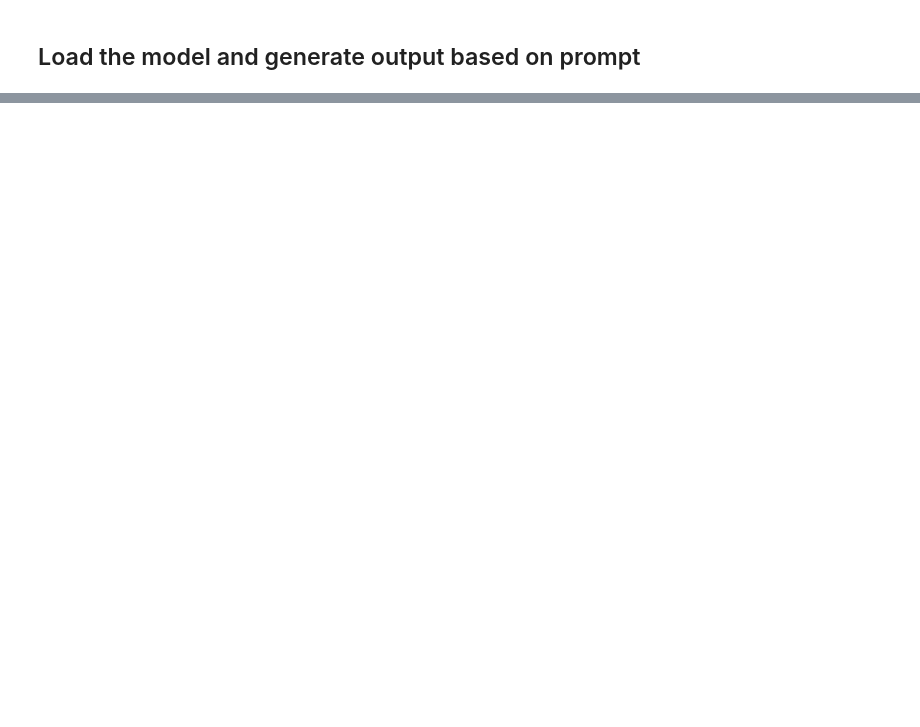
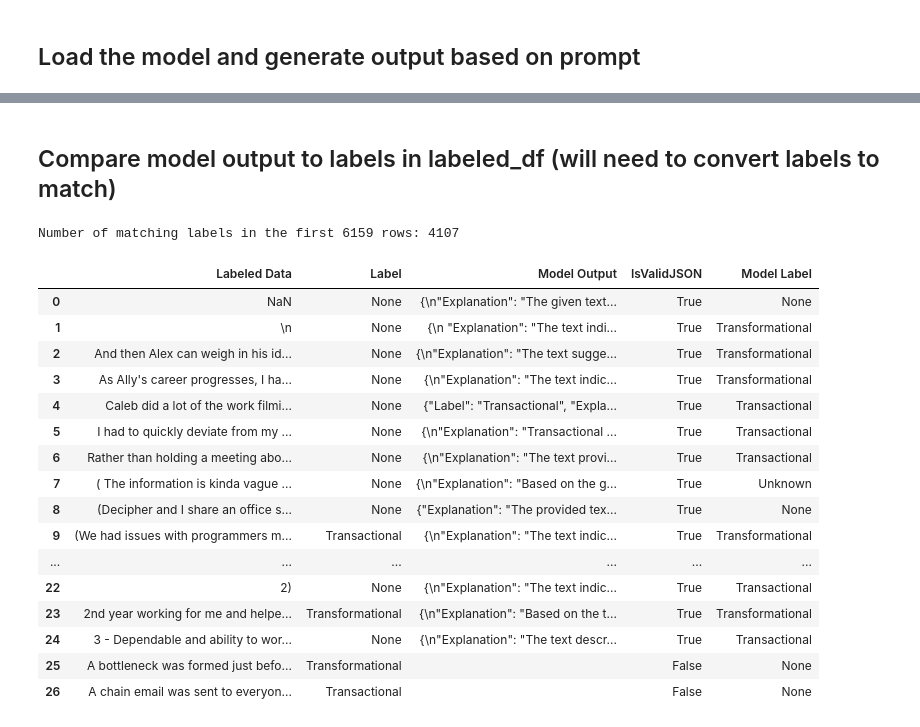
Before and after one commit to ashel65/CareerReadinessFewShot, a Jupyter notebook: few_shot.ipynb, the cells around one changed output, grey strips where cells are left out. Cells and saved outputs as stored; diff of their text form; code cells hidden in the pictures; blank space fills up the shorter version.

Commit message:
Add code to calculate number of label matches

```diff
--- a/few_shot.ipynb
+++ b/few_shot.ipynb
@@ -167,0 +314,2 @@ Setting `pad_token_id` to `eos_token_id`:2 for open-end generation.
+# %%
+output_df['IsValidJSON'] = output_df['Model Output'].apply(is_valid_json)
@@ -167,0 +327,18 @@ Setting `pad_token_id` to `eos_token_id`:2 for open-end generation.
+# %%
+# Function to parse JSON and extract "Label"
+def extract_label(model_output):
+    # Isolate the JSON part of the text
+    json_str_start = model_output.find('{')
+    json_str_end = model_output.rfind('}') + 1
+    json_str = model_output[json_str_start:json_str_end]
+
+    try:
+        json_data = json.loads(json_str)
+        return json_data.get('Label', 'None')  # Return None if 'Label' key doesn't exist
+    except json.JSONDecodeError:
+        return 'None'  # Return None if JSON is invalid
+
+# Apply the function to each row in 'Model Output'
+output_df['Model Label'] = output_df['Model Output'].apply(extract_label)
+
+output_df
@@ -167,0 +361,18 @@ Setting `pad_token_id` to `eos_token_id`:2 for open-end generation.
+# %%
+replaced_labels_df = pd.DataFrame(output_df)
+
+# Define the mapping for label replacements
+label_replacements = {
+    'TC': 'Transactional',
+    'STC': 'Transactional',
+    'TF': 'Transformational',
+    'STF': 'Transformational',
+    'IDK': 'None',
+    'NONE': 'None'
+}
+
+# Replace the values in the 'Label' column
+replaced_labels_df['Label'] = replaced_labels_df['Label'].replace(label_replacements)
+
+# Display the modified DataFrame
+replaced_labels_df
@@ -167,0 +393,33 @@ Setting `pad_token_id` to `eos_token_id`:2 for open-end generation.
+# %% [markdown]
+## Compare model output to labels in labeled_df (will need to convert labels to match)
+# %%
+# The number of rows to consider in the comparison
+n = len(replaced_labels_df)
+n = min(n, len(replaced_labels_df))
+
+# Compare the columns and count matches for the first n rows
+matches = (replaced_labels_df['Model Label'].iloc[:n] == replaced_labels_df['Label'].iloc[:n]).sum()
+
+print(f"Number of matching labels in the first {n} rows: {matches}")
+# %% [output]
+Number of matching labels in the first 6159 rows: 4107
+# %%
+replaced_labels_df.head(27)
+# %% [output]
+|  | Labeled Data | Label | Model Output | IsValidJSON | Model Label |
+| 0 | NaN | None | {\n"Explanation": "The given text... | True | None |
+| 1 | \n | None | {\n "Explanation": "The text indi... | True | Transformational |
+| 2 | And then Alex can weigh in his id... | None | {\n"Explanation": "The text sugge... | True | Transformational |
+| 3 | As Ally's career progresses, I ha... | None | {\n"Explanation": "The text indic... | True | Transformational |
+| 4 | Caleb did a lot of the work filmi... | None | {"Label": "Transactional", "Expla... | True | Transactional |
+| 5 | I had to quickly deviate from my ... | None | {\n"Explanation": "Transactional ... | True | Transactional |
+| 6 | Rather than holding a meeting abo... | None | {\n"Explanation": "The text provi... | True | Transactional |
+| 7 | ( The information is kinda vague ... | None | {\n"Explanation": "Based on the g... | True | Unknown |
+| 8 | (Decipher and I share an office s... | None | {"Explanation": "The provided tex... | True | None |
+| 9 | (We had issues with programmers m... | Transactional | {\n"Explanation": "The text indic... | True | Transformational |
+| ... | ... | ... | ... | ... | ... |
+| 22 | 2) | None | {\n"Explanation": "The text indic... | True | Transactional |
+| 23 | 2nd year working for me and helpe... | Transformational | {\n"Explanation": "Based on the t... | True | Transformational |
+| 24 | 3 - Dependable and ability to wor... | None | {\n"Explanation": "The text descr... | True | Transactional |
+| 25 | A bottleneck was formed just befo... | Transformational |  | False | None |
+| 26 | A chain email was sent to everyon... | Transactional |  | False | None |
```
Also changed, not shown: parts of 21 cells of this notebook.
